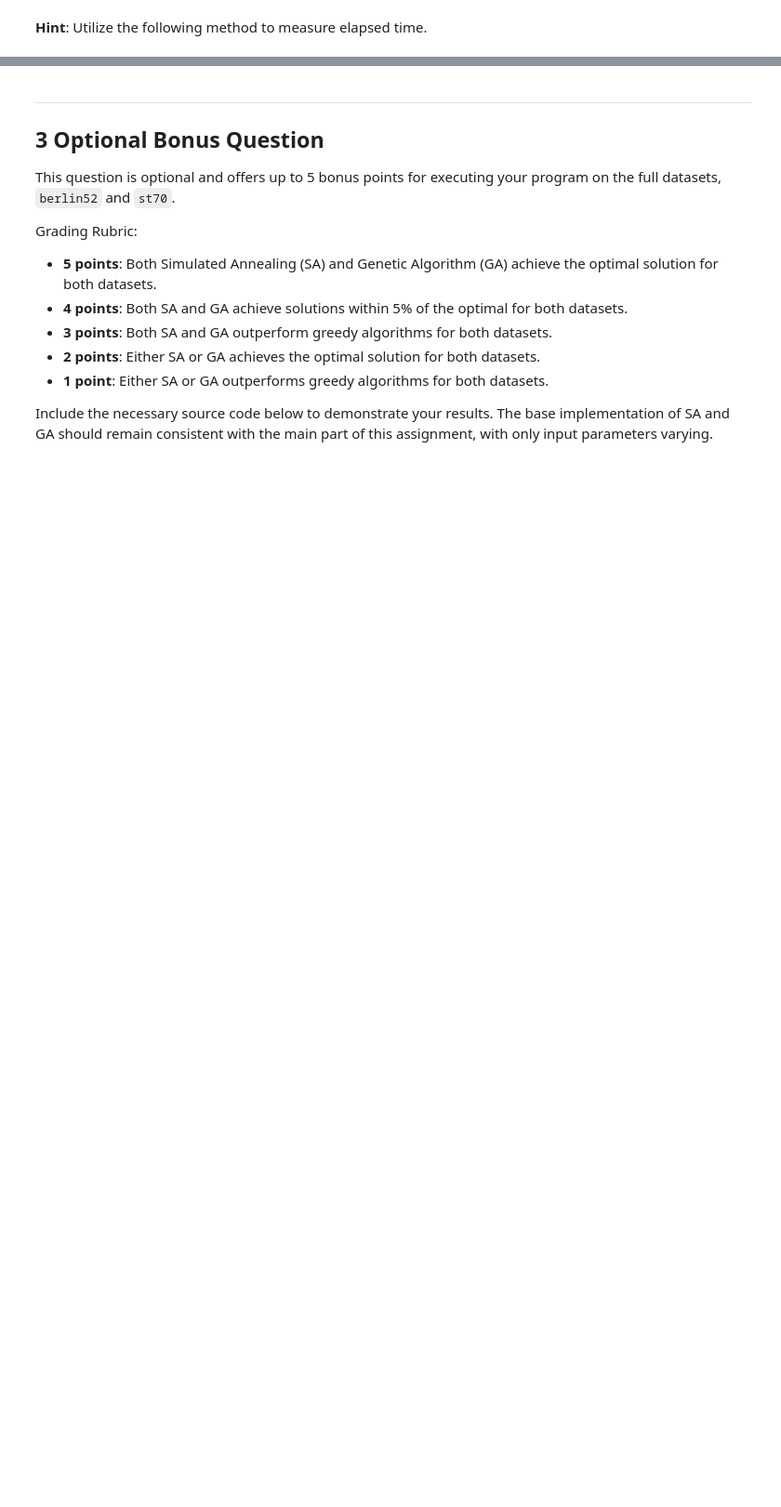
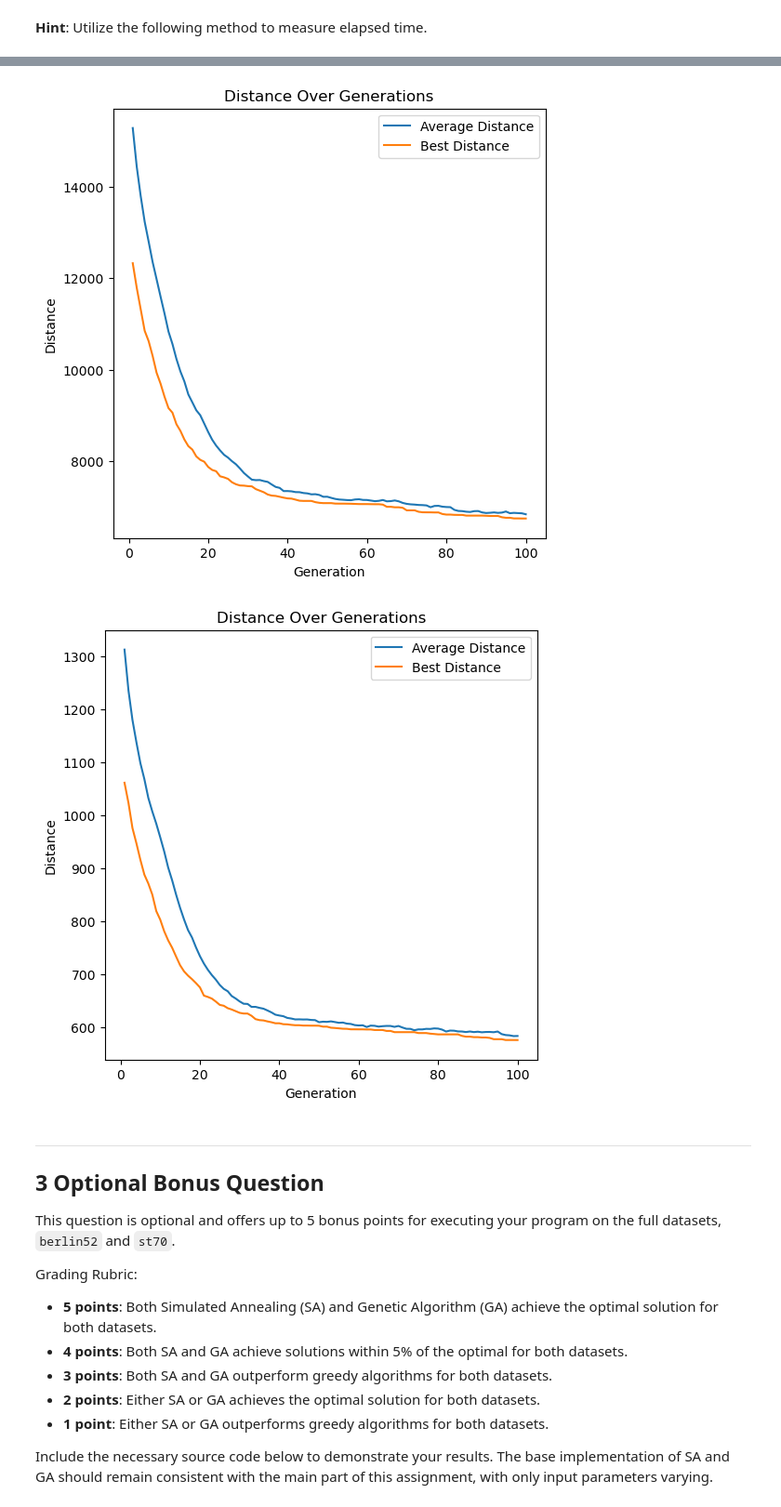
Before and after one commit to vanishabagga/CSI4106-A2, a Jupyter notebook: A4/csi4106_f24_a4_template.ipynb, the cells around one changed output, grey strips where cells are left out. Shown at 93% size. Drawn from its saved outputs; the diff is of its cells as text; code cells hidden in the pictures; blank space fills up the shorter version.

```diff
--- a/A4/csi4106_f24_a4_template.ipynb
+++ b/A4/csi4106_f24_a4_template.ipynb
@@ -1298,3 +1384,9 @@ Answer here:
+# %%
+plot_fitness_over_generations(avg_distance_history_berlin, best_distance_history_berlin)
+plot_fitness_over_generations(avg_distance_history_st70, best_distance_history_st70)
+# %% [output]
+[figure, added]
+[figure, added]
 # %% [markdown]
 <hr/>
 
```
Also changed, not shown: parts of 11 cells of this notebook, 2 other files.
